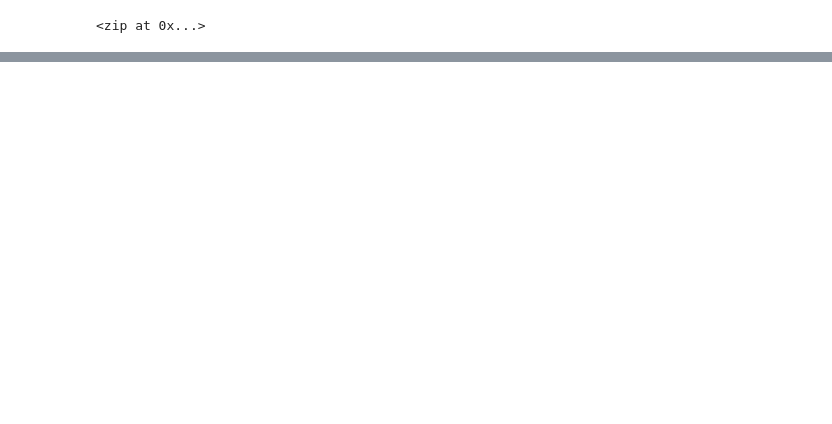
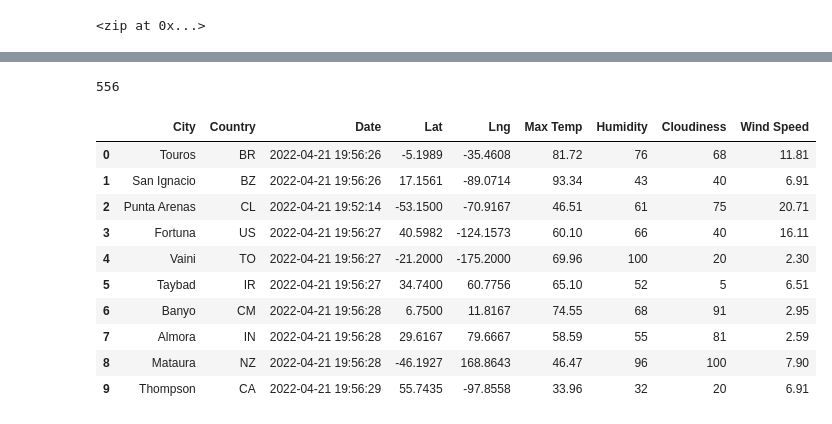
Before and after one commit to cwilkis/World_Weather_Analysis, a Jupyter notebook: WeatherPy.ipynb, the cells around one changed output, grey strips where cells are left out. Drawn from its saved outputs; the diff is of its cells as text; code cells hidden in the pictures; blank space fills up the shorter version.

Commit message:
modified .gitignore and added WeatherPy and edited API_practice

```diff
--- a/WeatherPy.ipynb
+++ b/WeatherPy.ipynb
@@ -78,0 +85,3 @@ len(cities)
+# %%
+# Starting URL for Weather Map API Call.
+url = "http://api.openweathermap.org/data/2.5/weather?units=Imperial&APPID=" + weather_api_key
@@ -78,0 +172,20 @@ len(cities)
+# %%
+len(city_data)
+# %% [output]
+556
+# %%
+# Convert the array of dictionaries to a Pandas DataFrame.
+city_data_df = pd.DataFrame(city_data)
+city_data_df.head(10)
+# %% [output]
+|  | City | Country | Date | Lat | Lng | Max Temp | Humidity | Cloudiness | Wind Speed |
+| 0 | Touros | BR | 2022-04-21 19:56:26 | -5.1989 | -35.4608 | 81.72 | 76 | 68 | 11.81 |
+| 1 | San Ignacio | BZ | 2022-04-21 19:56:26 | 17.1561 | -89.0714 | 93.34 | 43 | 40 | 6.91 |
+| 2 | Punta Arenas | CL | 2022-04-21 19:52:14 | -53.1500 | -70.9167 | 46.51 | 61 | 75 | 20.71 |
+| 3 | Fortuna | US | 2022-04-21 19:56:27 | 40.5982 | -124.1573 | 60.10 | 66 | 40 | 16.11 |
+| 4 | Vaini | TO | 2022-04-21 19:56:27 | -21.2000 | -175.2000 | 69.96 | 100 | 20 | 2.30 |
+| 5 | Taybad | IR | 2022-04-21 19:56:27 | 34.7400 | 60.7756 | 65.10 | 52 | 5 | 6.51 |
+| 6 | Banyo | CM | 2022-04-21 19:56:28 | 6.7500 | 11.8167 | 74.55 | 68 | 91 | 2.95 |
+| 7 | Almora | IN | 2022-04-21 19:56:28 | 29.6167 | 79.6667 | 58.59 | 55 | 81 | 2.59 |
+| 8 | Mataura | NZ | 2022-04-21 19:56:28 | -46.1927 | 168.8643 | 46.47 | 96 | 100 | 7.90 |
+| 9 | Thompson | CA | 2022-04-21 19:56:29 | 55.7435 | -97.8558 | 33.96 | 32 | 20 | 6.91 |
```
Also changed, not shown: parts of 7 cells of this notebook, 4 other files.
